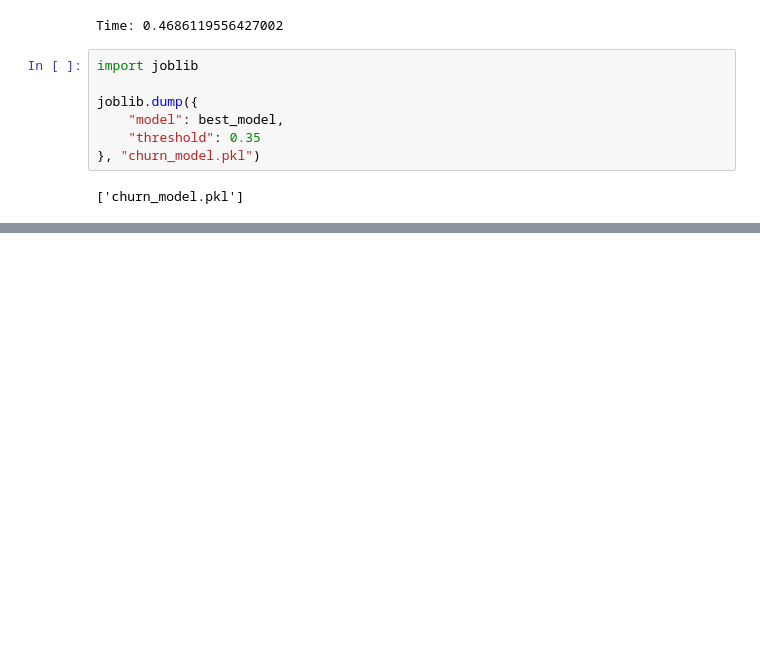
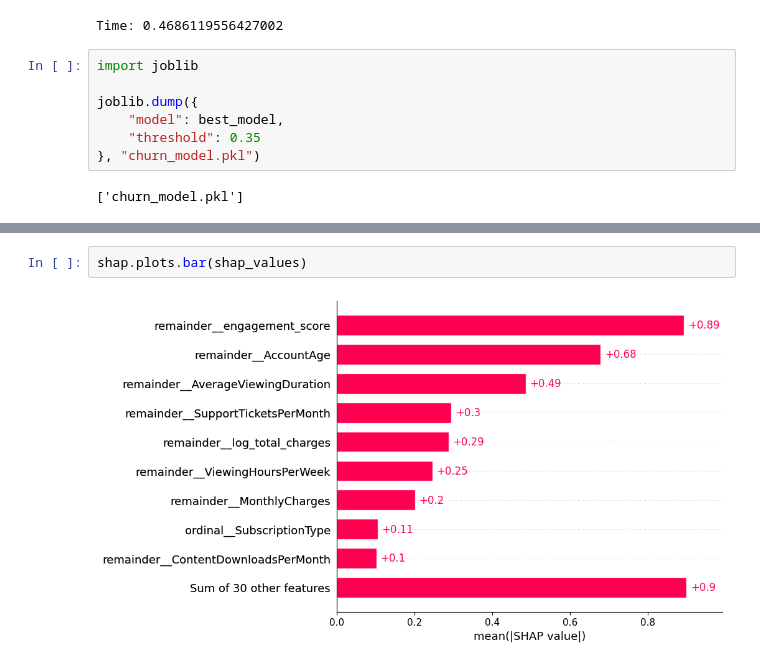
Before and after one commit to ShazanRafi/saas-churn-prediction, a Jupyter notebook: SaaS_Churning_Prediction.ipynb, the cells around one changed output, grey strips where cells are left out. Saved outputs shown, nothing was run; the diff lists cells and outputs as text; blank space fills up the shorter version.

```diff
--- a/SaaS_Churning_Prediction.ipynb
+++ b/SaaS_Churning_Prediction.ipynb
@@ -498,0 +523,4 @@ joblib.dump({
+# %%
+shap.plots.bar(shap_values)
+# %% [output]
+[figure, added]
```
Also changed, not shown: parts of 8 cells of this notebook.
